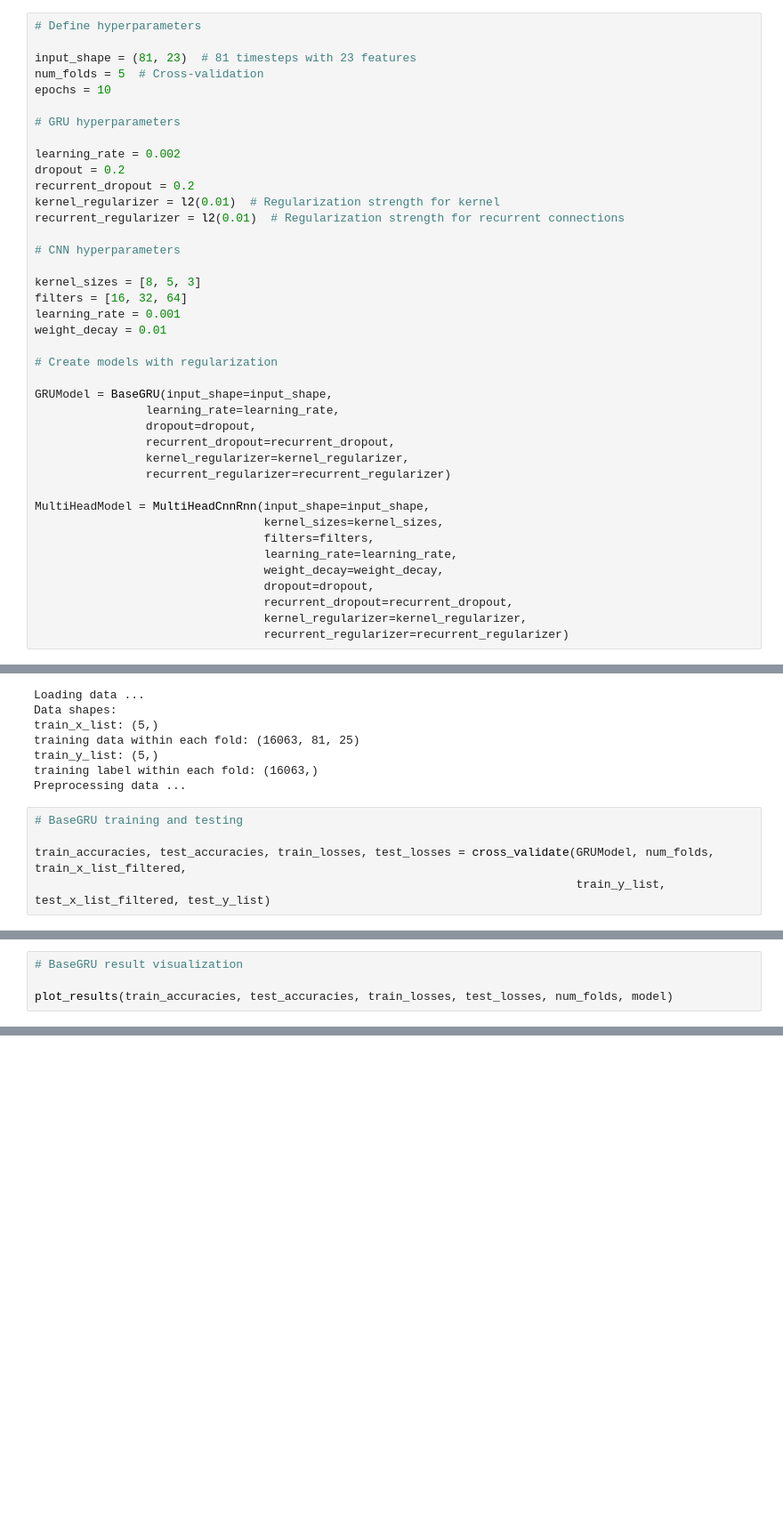
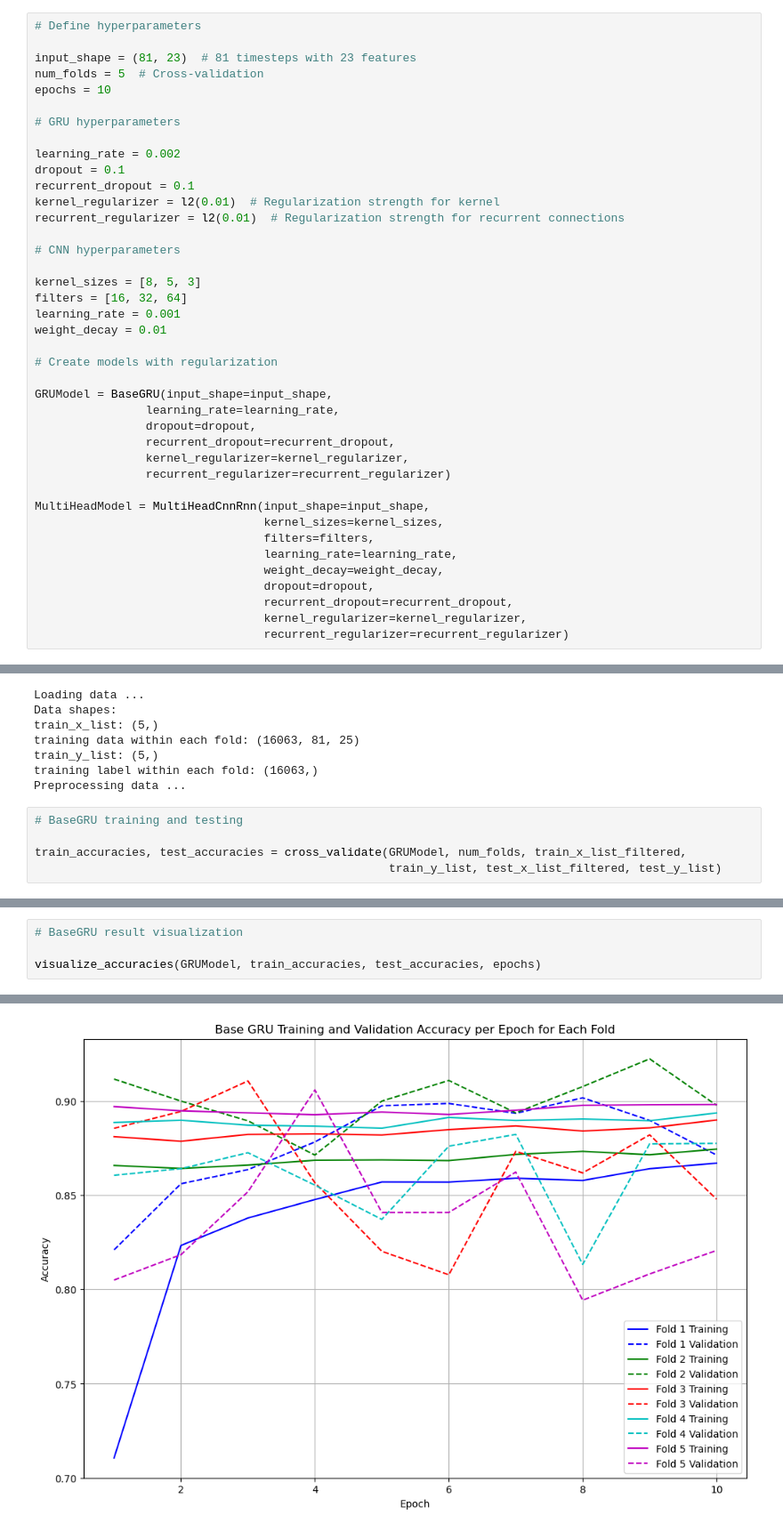
Before and after one commit to youej/Flight-Safety, a Jupyter notebook: Flight-Safety/src/main.ipynb, the cells around one changed output, grey strips where cells are left out. Shown: that part at 89% size. Cells and saved outputs as stored; diff of their text form; blank space fills up the shorter version.

Commit message:
Visualize Added

```diff
--- a/Flight-Safety/src/main.ipynb
+++ b/Flight-Safety/src/main.ipynb
@@ -23,8 +23,8 @@ epochs = 10
 # GRU hyperparameters
 
 learning_rate = 0.002
-dropout = 0.2
-recurrent_dropout = 0.2
+dropout = 0.1
+recurrent_dropout = 0.1
 kernel_regularizer = l2(0.01)  # Regularization strength for kernel
 recurrent_regularizer = l2(0.01)  # Regularization strength for recurrent connections
 
@@ -77,6 +77,6 @@ Preprocessing data ...
 # %%
 # BaseGRU training and testing
 
-train_accuracies, test_accuracies, train_losses, test_losses = cross_validate(GRUModel, num_folds, train_x_list_filtered,
-                                                                              train_y_list, test_x_list_filtered, test_y_list)
+train_accuracies, test_accuracies = cross_validate(GRUModel, num_folds, train_x_list_filtered,
+                                                   train_y_list, test_x_list_filtered, test_y_list)
 # %% [output]
@@ -100,5 +100,5 @@ Average testing loss: 0.5346
 # %%
 # BaseGRU result visualization
 
-plot_results(train_accuracies, test_accuracies, train_losses, test_losses, num_folds, model)
+visualize_accuracies(GRUModel, train_accuracies, test_accuracies, epochs)
 # %% [output]
@@ -106,3 +105,4 @@ TypeError: object of type 'float' has no len()
+[figure, added]
 # %%
 # MultiHead training and testing
 
```
Also changed, not shown: parts of 5 cells of this notebook, 2 other files.
